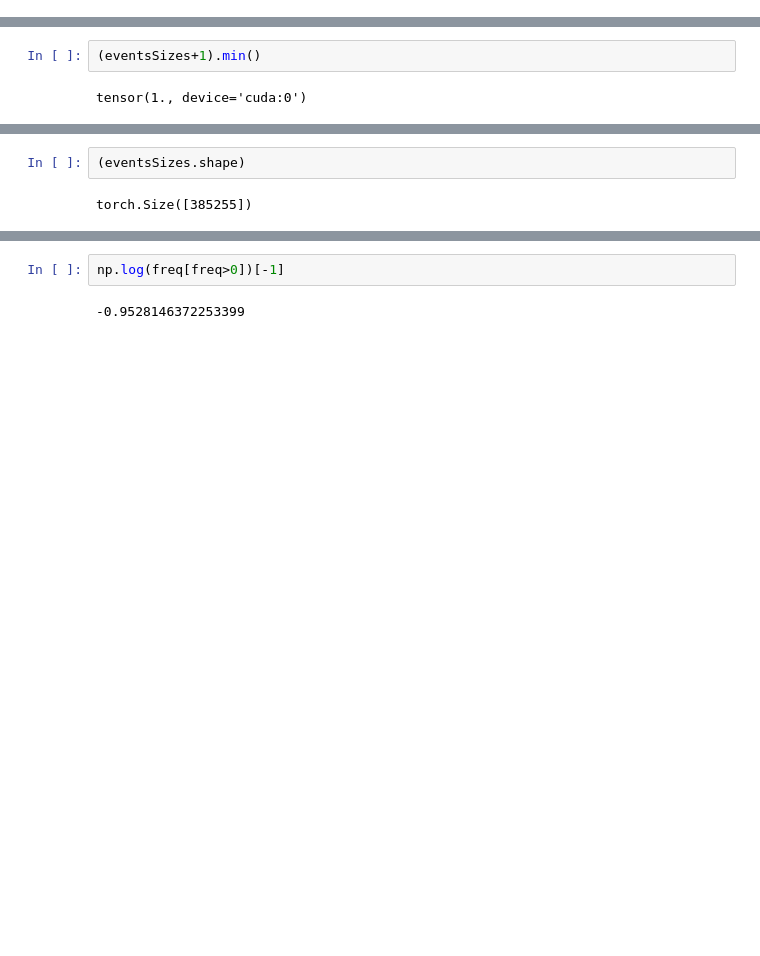
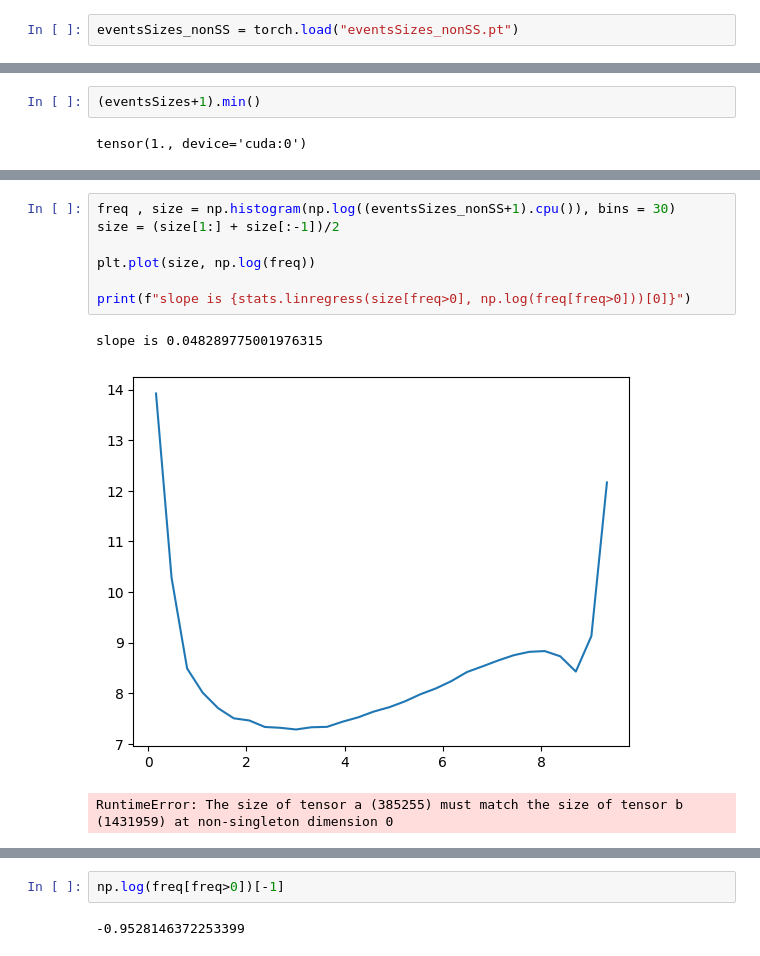
Before and after one commit to alireza-astane/Burridge_Knopoff_Model, a Jupyter notebook: BK_model/BKMoldel.ipynb, the cells around one changed output, grey strips where cells are left out. Saved outputs shown, nothing was run; the diff lists cells and outputs as text; blank space fills up the shorter version.

```diff
--- a/BK_model/BKMoldel.ipynb
+++ b/BK_model/BKMoldel.ipynb
@@ -179 +177,3 @@ torch.Size([105911])
 tensor(0.)
+# %%
+eventsSizes_nonSS = torch.load("eventsSizes_nonSS.pt")
@@ -211,4 +222,13 @@ slope is -0.031738904140744595
+# %%
+freq , size = np.histogram(np.log((eventsSizes_nonSS+1).cpu()), bins = 30)
+size = (size[1:] + size[:-1])/2
+
+plt.plot(size, np.log(freq))
+
+print(f"slope is {stats.linregress(size[freq>0], np.log(freq[freq>0]))[0]}")
+# %% [output]
+slope is 0.048289775001976315
+[figure, added]
 # %%
-(eventsSizes.shape)
 # %% [output]
-torch.Size([385255])
+RuntimeError: The size of tensor a (385255) must match the size of tensor b (1431959) at non-singleton dimension 0
```
Also changed, not shown: parts of 18 cells of this notebook, 1 other file.
